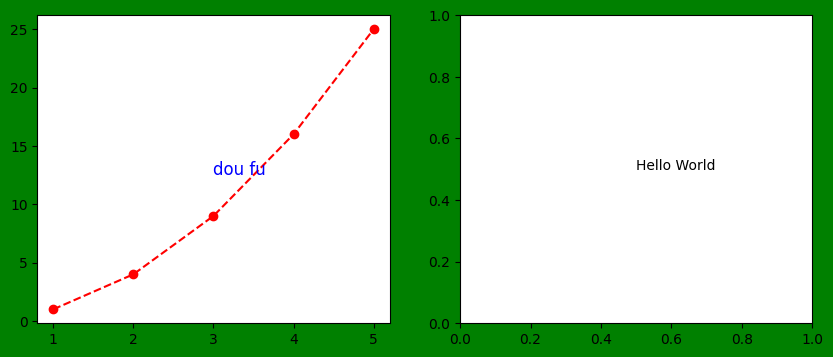
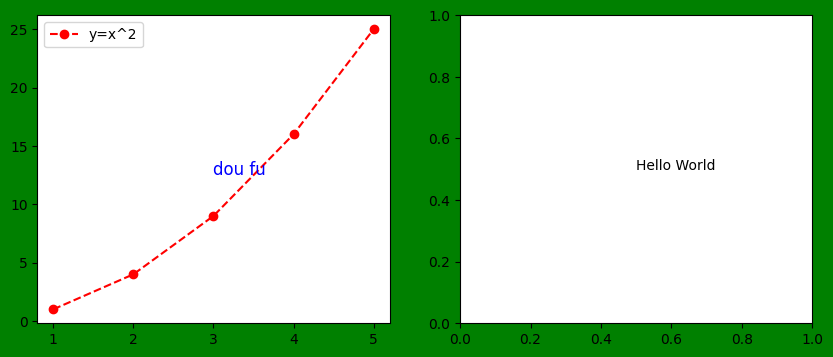
The notebook cell's code change between the first figure and the second:
--- before
+++ after
@@ -5,4 +5,5 @@
 y = [1, 4, 9, 16, 25]
 plt.plot(x, y, label='y=x^2', c='r', linestyle='--', marker='o')# 绘制 y=x^2 曲线，颜色为红色，线型为虚线，数据点为圆形
+plt.legend()# 显示图例
 # x，y 表示文字注释的位置，x表示x轴坐标，y表示y轴坐标，s 表示文字内容
 plt.text(x = 3, y = 12.5, s='dou fu',fontdict={'size': 12, 'color': 'blue'} )

Commit: matplotlib基础复习了一遍